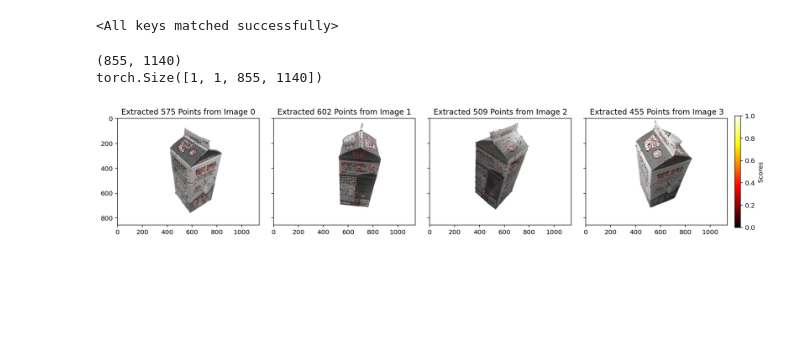
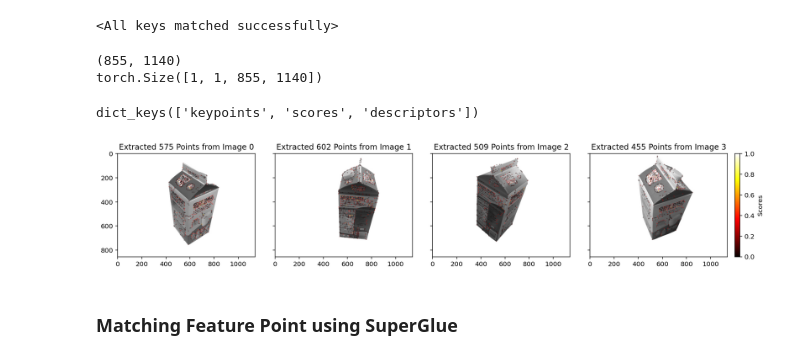
Before and after one commit to Unbinilium/DeepSfM, a Jupyter notebook: src/Features-Matching.ipynb, the cells around one changed output. Drawn from its saved outputs; the diff is of its cells as text; code cells hidden in the pictures; blank space fills up the shorter version.

Commit message:
Support feature points match using SuperGlue

```diff
--- a/src/Features-Matching.ipynb
+++ b/src/Features-Matching.ipynb
@@ -150,8 +155,8 @@ superpoint_conf = {
     'keypoints_threshold': 0.6
 }
 
-model = SuperPoint(superpoint_conf)
-model.eval()
+sp_model = SuperPoint(superpoint_conf)
+sp_model.eval()
 # %% [output]
 SuperPoint(
   (relu): ReLU(inplace=True)
@@ -170,11 +175,11 @@ SuperPoint(
   (convDb): Conv2d(256, 256, kernel_size=(1, 1), stride=(1, 1))
 )
 # %%
-pretrained_model = torch.load(
+pretrained_sp_model = torch.load(
     'thirdparty/SuperPointPretrainedNetwork/superpoint_v1.pth',
-    map_location='cpu'
+    map_location=device
 )
-model.load_state_dict(pretrained_model, strict=True)
+sp_model.load_state_dict(pretrained_sp_model, strict=True)
 # %% [output]
 <All keys matched successfully>
 # %%
@@ -191,29 +196,34 @@ print(normalized_gray_images[0].shape)
 (855, 1140)
 torch.Size([1, 1, 855, 1140])
 # %%
-predicts = [model(t) for t in normalized_gray_images]
+sp_predicts = [sp_model(t) for t in normalized_gray_images]
+sp_predicts[0].keys()
+# %% [output]
+dict_keys(['keypoints', 'scores', 'descriptors'])
 # %%
-keypoints = [p['keypoints'][0].detach().numpy() for p in predicts]
-scores = [p['scores'][0].detach().numpy() for p in predicts]
+keypoints = [p['keypoints'][0].detach().numpy() for p in sp_predicts]
+scores = [p['scores'][0].detach().numpy() for p in sp_predicts]
 # %%
 def display_feature_points(images, keypoints, scores):
-    fig, ax = plt.subplots(1, len(images), figsize=(16.5, 3), constrained_layout=True, sharey=True)
+    fig, ax = plt.subplots(1, len(images), figsize=(16.5, 2.8), constrained_layout=True, sharey=True)
     fig.set_dpi(144)
     fig.tight_layout()
     fig.colorbar(cm.ScalarMappable(cmap=cm.hot), ax=fig.get_axes(), orientation='vertical', label='Scores', pad=0.01)
 
     for i in range(0, len(images)):
         out_img = images[i].copy()
         out_img = cv2.cvtColor(out_img, cv2.COLOR_GRAY2RGB)
-        kpts = np.round(keypoints[i]).astype(int)
+        kpts = np.round(keypoints[i]).astype('int')
 
         for (x, y), s in zip(kpts, scores[i]):
             color = (np.array(cm.hot(s)) * 255).astype('uint8')
             cv2.circle(out_img, (x, y), 3, color.tolist(), 1, lineType=cv2.LINE_AA)
 
         ax[i].set_title('Extracted {} Points from Image {}'.format(len(kpts), i))
         ax[i].imshow(out_img)
 
 display_feature_points(gray_images, keypoints, scores)
 # %% [output]
-[figure, old version]
+[figure, new version]
+# %% [markdown]
+### Matching Feature Point using SuperGlue
```
Also changed, not shown: parts of 14 cells of this notebook.
